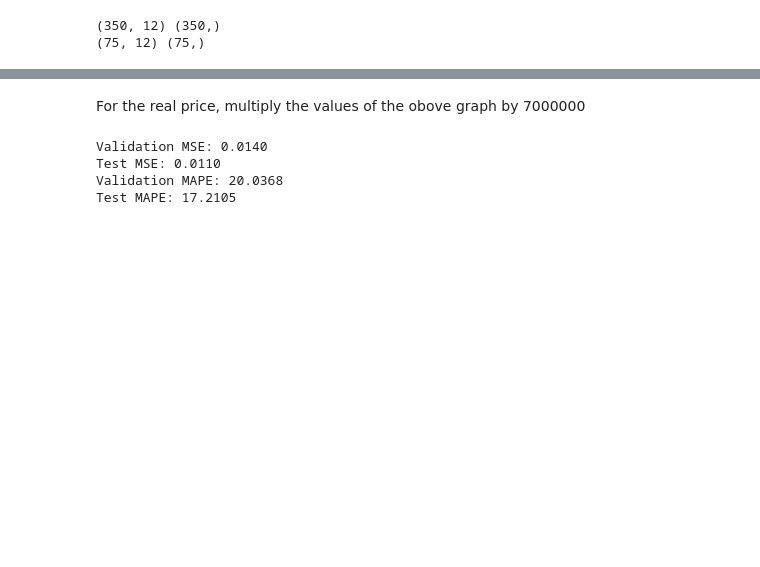
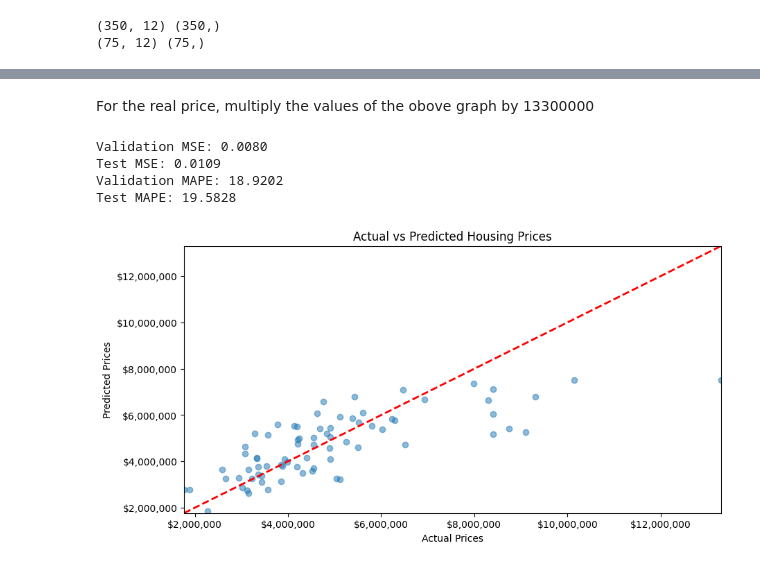
Before and after one commit to ManiJ476/Term1_AI_session, a Jupyter notebook: session 1/housing price prediction.ipynb, the cells around one changed output, grey strips where cells are left out. Drawn from its saved outputs; the diff is of its cells as text; code cells hidden in the pictures; blank space fills up the shorter version.

```diff
--- a/session 1/housing price prediction.ipynb
+++ b/session 1/housing price prediction.ipynb
@@ -82,30 +82,47 @@ plt.show()
 # %% [markdown]
-For the real price, multiply the values of the obove graph by 7000000
+For the real price, multiply the values of the obove graph by 13300000
 # %%
 def evaluate_model(model, X, y):
     y_pred = model.predict(X)
     mse = mean_squared_error(y, y_pred)
     return mse
 
 def evaluate_model2(model, X, y):
     y_pred = model.predict(X)
     mape = mean_absolute_percentage_error(y, y_pred)*100
     return mape
 
 
 mse_val = evaluate_model(model, X_val, y_val)
 mse_test = evaluate_model(model, X_test, y_test)
 
 mape_val = evaluate_model2(model, X_val, y_val)
 mape_test = evaluate_model2(model, X_test, y_test)
 
 print(f'Validation MSE: {mse_val:.4f}')
 print(f'Test MSE: {mse_test:.4f}')
 
 print(f'Validation MAPE: {mape_val:.4f}')
 print(f'Test MAPE: {mape_test:.4f}')
+
+y_pred = model.predict(X_test)*13300000
+y_actual = y_test*13300000
+plt.figure(figsize=(10,5))
+plt.scatter(y_actual, y_pred, alpha=0.5)
+plt.xlim(y_actual.min(), y_actual.max())
+plt.ylim(y_actual.min(), y_actual.max())
+plt.plot([y_actual.min(), y_actual.max()], [y_actual.min(), y_actual.max()], 'r--', lw=2)
+
+plt.gca().xaxis.set_major_formatter(plt.FuncFormatter(lambda x, p: f'${x:,.0f}'))
+plt.gca().yaxis.set_major_formatter(plt.FuncFormatter(lambda x, p: f'${x:,.0f}'))
+
+plt.xlabel('Actual Prices')
+plt.ylabel('Predicted Prices')
+plt.title('Actual vs Predicted Housing Prices')
+plt.show()
 # %% [output]
-Validation MSE: 0.0140
-Test MSE: 0.0110
-Validation MAPE: 20.0368
-Test MAPE: 17.2105
+Validation MSE: 0.0080
+Test MSE: 0.0109
+Validation MAPE: 18.9202
+Test MAPE: 19.5828
+[figure, added]
```
Also changed, not shown: parts of 2 cells of this notebook.
